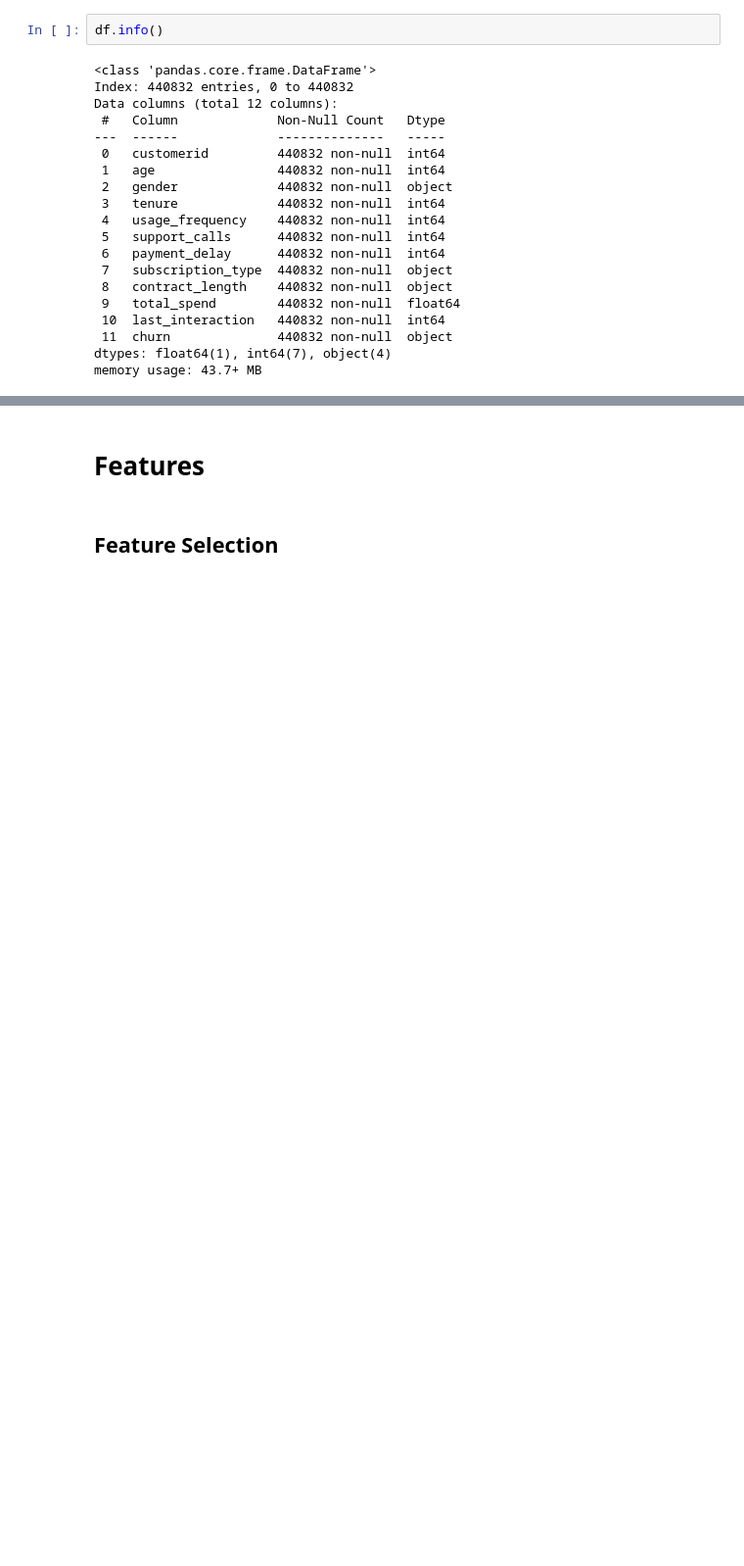
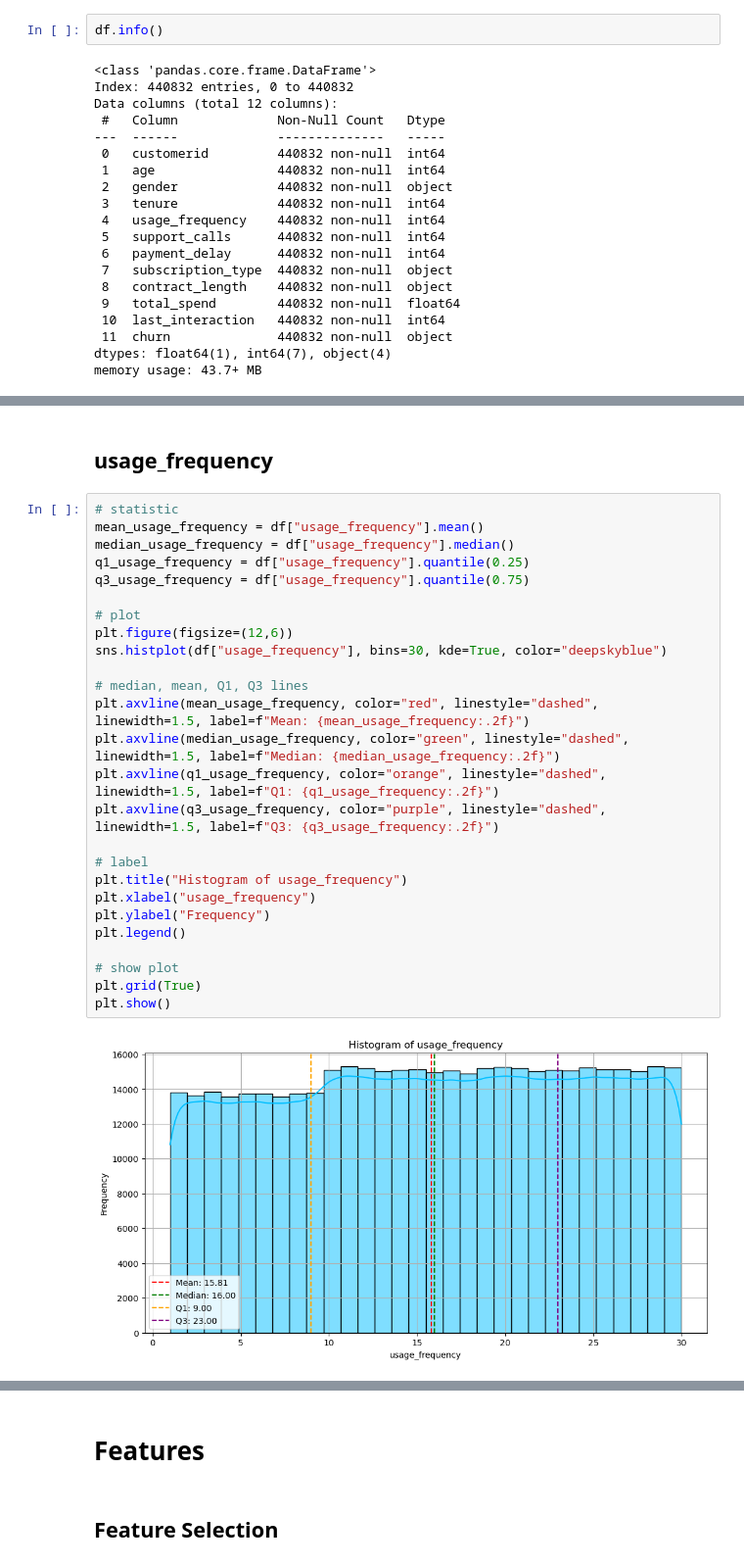
Before and after one commit to FTDS-assignment-bay/p2-final-project-ftds-033-rmt-group-002, a Jupyter notebook: model_predict.ipynb, the cells around one changed output, grey strips where cells are left out. Shown at 98% size. Drawn from its saved outputs; the diff is of its cells as text; blank space fills up the shorter version.

```diff
--- a/model_predict.ipynb
+++ b/model_predict.ipynb
@@ -181,0 +275,30 @@ memory usage: 43.7+ MB
+# %% [markdown]
+## usage_frequency
+# %%
+# statistic
+mean_usage_frequency = df["usage_frequency"].mean()
+median_usage_frequency = df["usage_frequency"].median()
+q1_usage_frequency = df["usage_frequency"].quantile(0.25)
+q3_usage_frequency = df["usage_frequency"].quantile(0.75)
+
+# plot
+plt.figure(figsize=(12,6))
+sns.histplot(df["usage_frequency"], bins=30, kde=True, color="deepskyblue")
+
+# median, mean, Q1, Q3 lines
+plt.axvline(mean_usage_frequency, color="red", linestyle="dashed", linewidth=1.5, label=f"Mean: {mean_usage_frequency:.2f}")
+plt.axvline(median_usage_frequency, color="green", linestyle="dashed", linewidth=1.5, label=f"Median: {median_usage_frequency:.2f}")
+plt.axvline(q1_usage_frequency, color="orange", linestyle="dashed", linewidth=1.5, label=f"Q1: {q1_usage_frequency:.2f}")
+plt.axvline(q3_usage_frequency, color="purple", linestyle="dashed", linewidth=1.5, label=f"Q3: {q3_usage_frequency:.2f}")
+
+# label
+plt.title("Histogram of usage_frequency")
+plt.xlabel("usage_frequency")
+plt.ylabel("Frequency")
+plt.legend()
+
+# show plot
+plt.grid(True)
+plt.show()
+# %% [output]
+[figure, added]
```
Also changed, not shown: parts of 18 cells of this notebook, 5 other files.
